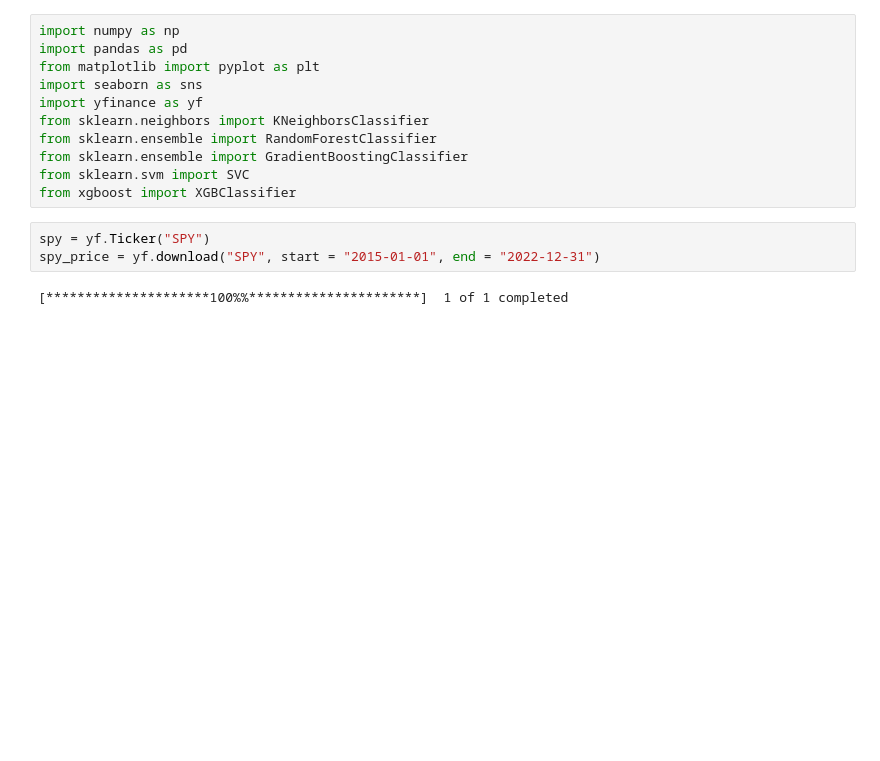
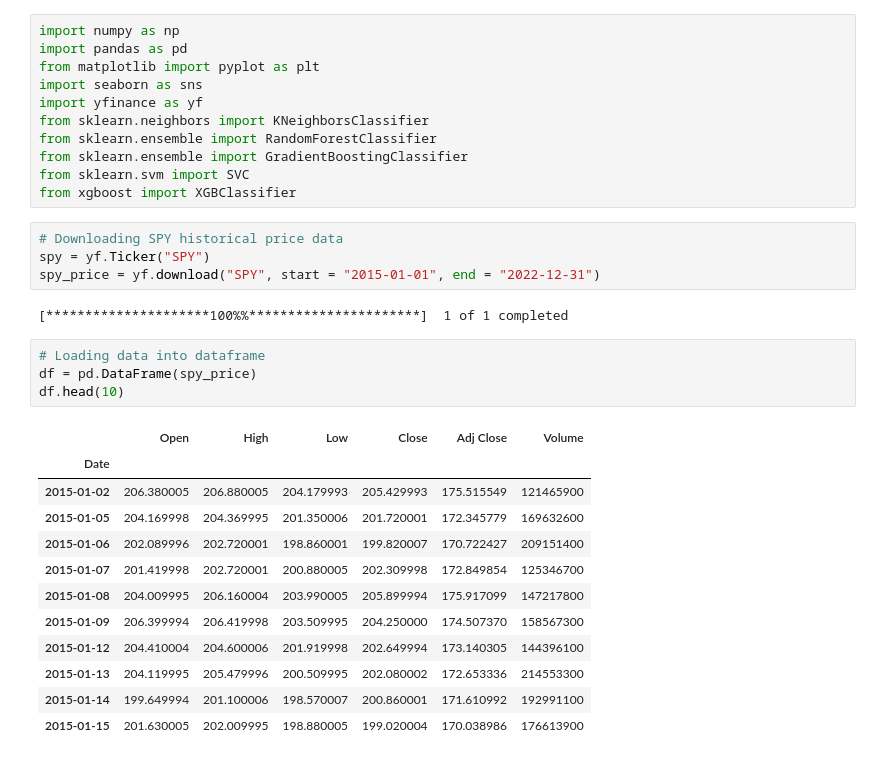
Before and after one commit to NamPham1010/Machine_Learning_SPY, a Jupyter notebook: ML_Project_MA_SPY.ipynb, the cells around one changed output. Cells and saved outputs as stored; diff of their text form; blank space fills up the shorter version.

```diff
--- a/ML_Project_MA_SPY.ipynb
+++ b/ML_Project_MA_SPY.ipynb
@@ -12,7 +12,25 @@ from sklearn.ensemble import GradientBoostingClassifier
 from sklearn.svm import SVC
 from xgboost import XGBClassifier
 # %%
+# Downloading SPY historical price data
 spy = yf.Ticker("SPY")
 spy_price = yf.download("SPY", start = "2015-01-01", end = "2022-12-31")
 # %% [output]
 [*********************100%%**********************]  1 of 1 completed
+# %%
+# Loading data into dataframe
+df = pd.DataFrame(spy_price)
+df.head(10)
+# %% [output]
+|  | Open | High | Low | Close | Adj Close | Volume |
+| Date |  |  |  |  |  |  |
+| 2015-01-02 | 206.380005 | 206.880005 | 204.179993 | 205.429993 | 175.515549 | 121465900 |
+| 2015-01-05 | 204.169998 | 204.369995 | 201.350006 | 201.720001 | 172.345779 | 169632600 |
+| 2015-01-06 | 202.089996 | 202.720001 | 198.860001 | 199.820007 | 170.722427 | 209151400 |
+| 2015-01-07 | 201.419998 | 202.720001 | 200.880005 | 202.309998 | 172.849854 | 125346700 |
+| 2015-01-08 | 204.009995 | 206.160004 | 203.990005 | 205.899994 | 175.917099 | 147217800 |
+| 2015-01-09 | 206.399994 | 206.419998 | 203.509995 | 204.250000 | 174.507370 | 158567300 |
+| 2015-01-12 | 204.410004 | 204.600006 | 201.919998 | 202.649994 | 173.140305 | 144396100 |
+| 2015-01-13 | 204.119995 | 205.479996 | 200.509995 | 202.080002 | 172.653336 | 214553300 |
+| 2015-01-14 | 199.649994 | 201.100006 | 198.570007 | 200.860001 | 171.610992 | 192991100 |
+| 2015-01-15 | 201.630005 | 202.009995 | 198.880005 | 199.020004 | 170.038986 | 176613900 |
```
Also changed, not shown: parts of 5 cells of this notebook.
